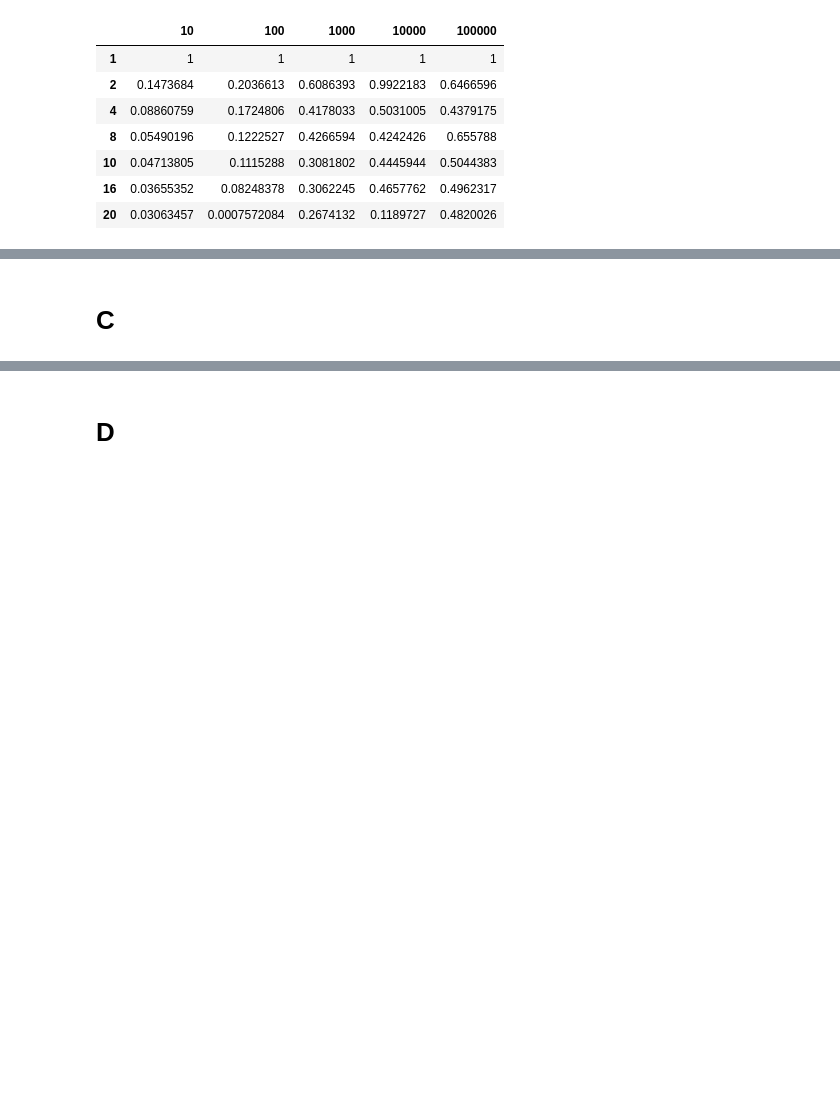
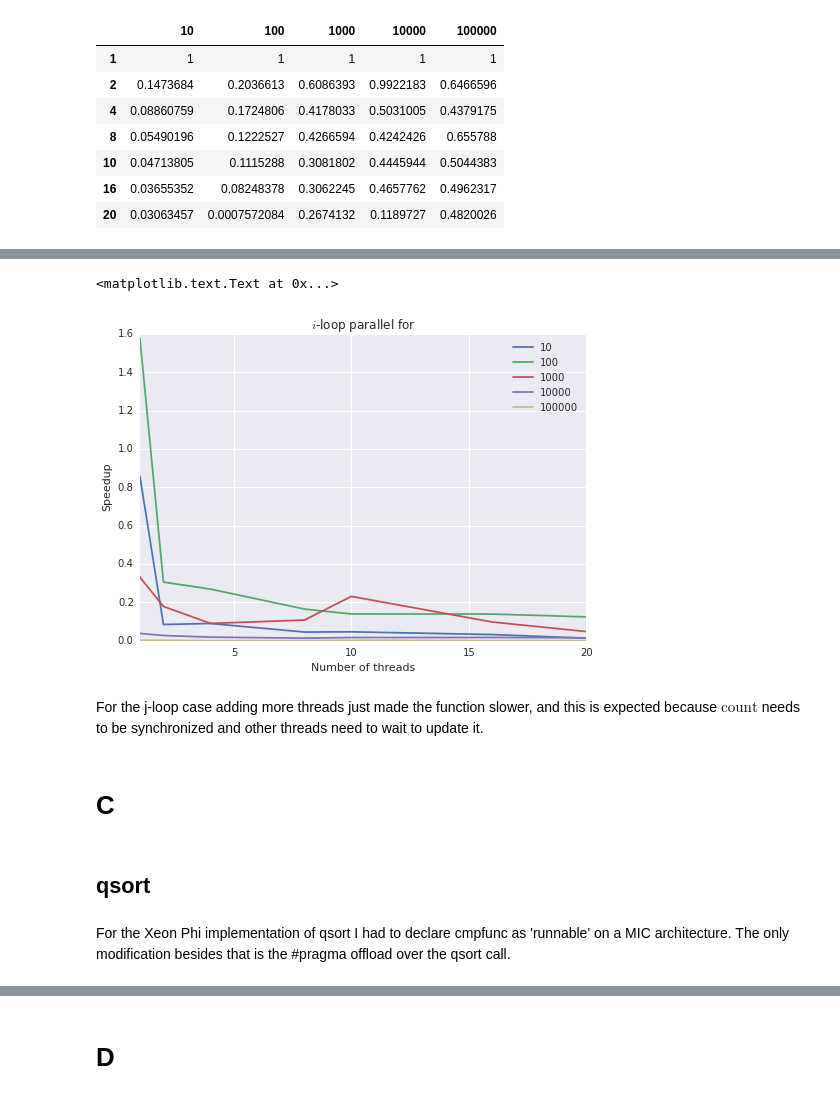
Before and after one commit to luizirber/cse891-parallel-computing, a Jupyter notebook: homeworks/homework3/notebooks/Homework 3.ipynb, the cells around one changed output, grey strips where cells are left out. Saved outputs shown, nothing was run; the diff lists cells and outputs as text; code cells hidden in the pictures; blank space fills up the shorter version.

```diff
--- a/homeworks/homework3/notebooks/Homework 3.ipynb
+++ b/homeworks/homework3/notebooks/Homework 3.ipynb
@@ -213,0 +266,3 @@ plt.title("$j$-loop parallel for")
+# %%
+speedup_jloop_qsort = pn_qsort.ix[:,1,'qsort_lib','Inclusive usec/call'] / pn_jloop.ix[:,:,'count_sort','Inclusive usec/call']
+speedup_jloop_qsort
@@ -214,2 +278,19 @@ plt.title("$j$-loop parallel for")
+# %%
+speedup_jloop_qsort.plot()
+plt.legend(loc='best')
+plt.xlabel('Number of threads')
+plt.ylabel('Speedup')
+plt.title("$i$-loop parallel for")
+# %% [output]
+<matplotlib.text.Text at 0x...>
+[figure, added]
+# %% [markdown]
+For the j-loop case adding more threads just made the function slower,
+and this is expected because $\text{count}$ needs to be synchronized and other threads need to wait to update it.
 # %% [markdown]
 # C
+# %% [markdown]
+## qsort
+# %% [markdown]
+For the Xeon Phi implementation of qsort I had to declare cmpfunc as 'runnable' on a MIC architecture.
+The only modification besides that is the #pragma offload over the qsort call.
```
Also changed, not shown: parts of 35 cells of this notebook, 5 other files.
